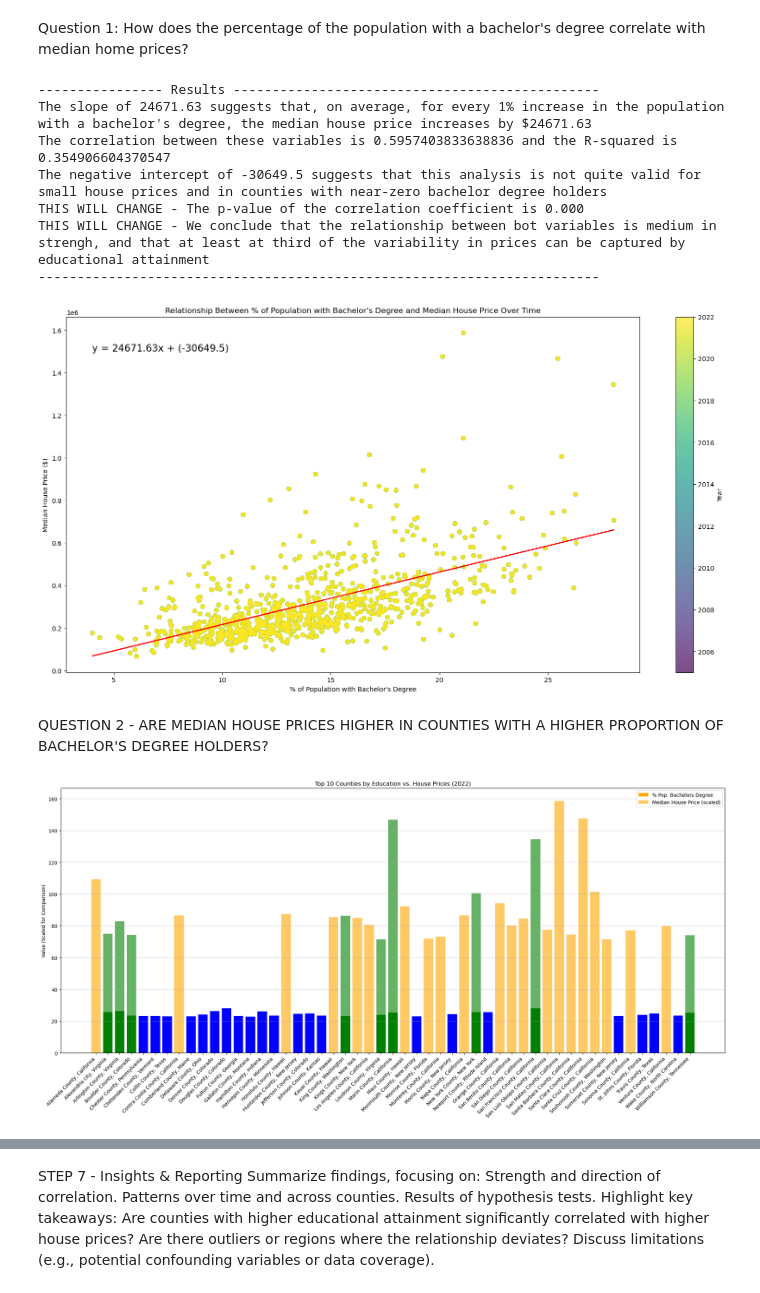
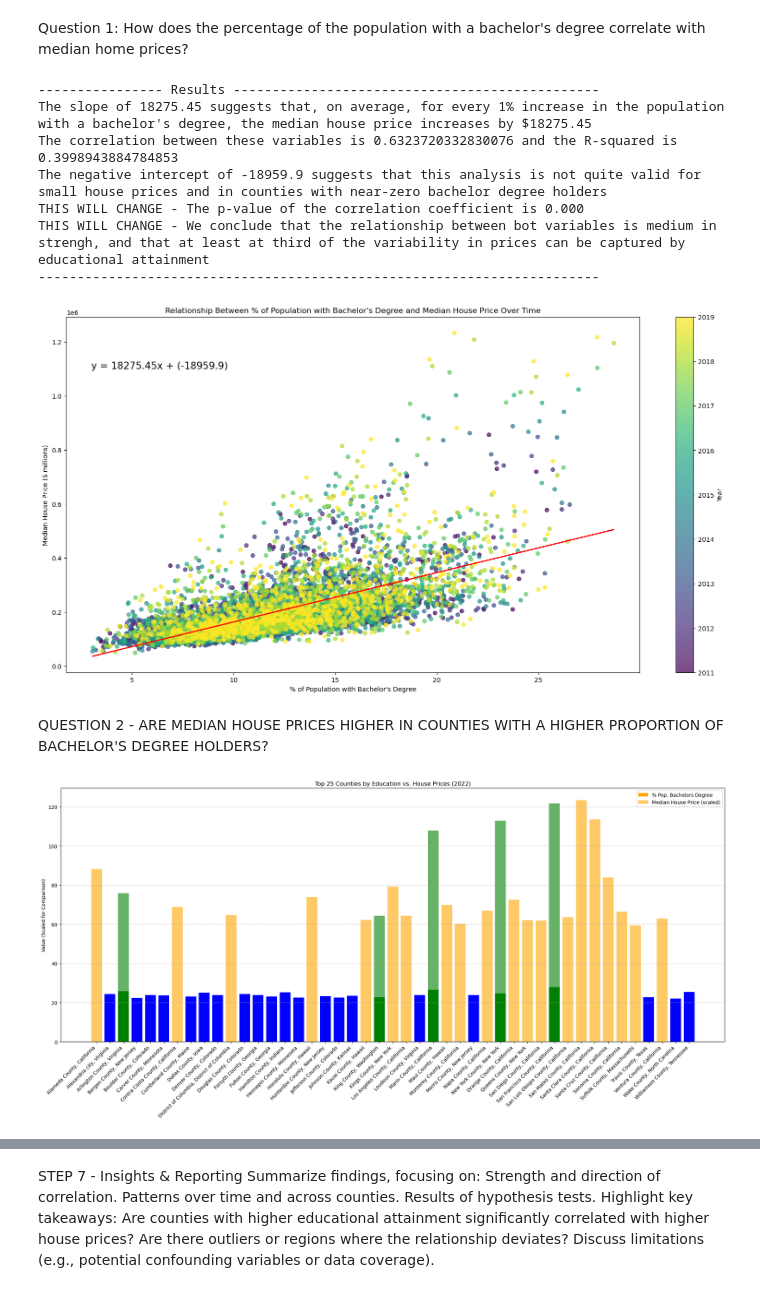
Before and after one commit to melanieliao/Project-1, a Jupyter notebook: Census_Data_Education_JT.ipynb, the cells around one changed output, grey strips where cells are left out. Saved outputs shown, nothing was run; the diff lists cells and outputs as text; code cells hidden in the pictures.

```diff
--- a/Census_Data_Education_JT.ipynb
+++ b/Census_Data_Education_JT.ipynb
@@ -209,0 +72,28 @@ dtype: int64
+# %%
+
+# Convert columns to numeric, errors='coerce' will turn invalid values into NaN
+numeric_columns = [
+    'Median House Price ($)', 'Median Rent ($)', 'Total Population',
+    'Population with Bachelor\'s Degree', 'Number of Employed People',
+    'People with Income Below Poverty', 'Total Labor Force', 'Median Household Income ($)'
+]
+
+# Convert all columns to numeric
+for col in numeric_columns:
+    final_data_df[col] = pd.to_numeric(final_data_df[col], errors='coerce')
+
+# Now print the min and max values, ignoring NaNs
+print('Minimum Values:')
+print(final_data_df.min())
+print('---------------------------------------------------')
+print('Maximum Values:')
+print(final_data_df.max())
+
+clean_data_df = final_data_df.dropna()
+
+# Check for missing values and data types
+print('Number of Null Values in Each Column:')
+print(clean_data_df.isnull().sum())
+
+# Removes Non-ASCII Characters
+clean_data_df['County Name Cleaned'] = df['County Name'].apply(lambda x: unidecode(x).strip())
@@ -408,7 +322,7 @@ plt.colorbar(scatter, label='Year')
 # Labels and title
 plt.title('Relationship Between % of Population with Bachelor\'s Degree and Median House Price Over Time')
 plt.xlabel('% of Population with Bachelor\'s Degree')
-plt.ylabel('Median House Price ($)')
+plt.ylabel('Median House Price ($ millions)')
 
 #TAKING A FIRST LOOK, THERE SEEMS TO BE A POSITIVE RELATIONSHIP. I WILL RUN A REGRESSION, AND THEN CONTROL FOR THE OUTLIERS TO SEE IF THE RELATIONSHIP PERSISTS, IF THERE IS ONE.
 
@@ -416,7 +330,7 @@ plt.ylabel('Median House Price ($)')
 regress_values = X * slope + intercept
 line_eq = "y = " + str(round(slope,2)) + "x + (" +str(round(intercept,2))+ ")"
 plt.plot(X,regress_values,"r-")
-plt.annotate(line_eq, (4, 1500000),size=15)
+plt.annotate(line_eq, (3, 1100000),size=15)
 
 print('---------------- Results -----------------------------------------------')
 print(f'The slope of {slope:.2f} suggests that, on average, for every 1% increase in the population with a bachelor\'s degree, the median house price increases by ${slope:.2f}')
@@ -427,44 +341,44 @@ print(f'THIS WILL CHANGE - We conclude that the relationship between bot variabl
 print('------------------------------------------------------------------------')
 # %% [output]
 ---------------- Results -----------------------------------------------
-The slope of 24671.63 suggests that, on average, for every 1% increase in the population with a bachelor's degree, the median house price increases by $24671.63
-The correlation between these variables is 0.5957403833638836 and the R-squared is 0.354906604370547
-The negative intercept of -30649.5 suggests that this analysis is not quite valid for small house prices and in counties with near-zero bachelor degree holders
+The slope of 18275.45 suggests that, on average, for every 1% increase in the population with a bachelor's degree, the median house price increases by $18275.45
+The correlation between these variables is 0.6323720332830076 and the R-squared is 0.3998943884784853
+The negative intercept of -18959.9 suggests that this analysis is not quite valid for small house prices and in counties with near-zero bachelor degree holders
 THIS WILL CHANGE - The p-value of the correlation coefficient is 0.000
 THIS WILL CHANGE - We conclude that the relationship between bot variables is medium in strengh, and that at least at third of the variability in prices can be captured by educational attainment
 ------------------------------------------------------------------------
-[figure, old version]
+[figure, new version]
 # %% [markdown]
 QUESTION 2 - ARE MEDIAN HOUSE PRICES HIGHER IN COUNTIES WITH A HIGHER PROPORTION OF BACHELOR'S DEGREE HOLDERS?
 # %%
 #LET'S ANALYZE ONE YEAR FIRST
 # Filter for a single year (e.g., 2022)
-selected_year_data = clean_data_df[clean_data_df['Year'] == 2022]
+selected_year_data = clean_data_df[clean_data_df['Year'] == 2019]
 
 # Top 10 counties by educational attainment
-top_edu = selected_year_data.nlargest(30, '% Pop. Bachelors Degree')[['County Name', '% Pop. Bachelors Degree']].copy()
+top_edu = selected_year_data.nlargest(25, '% Pop. Bachelors Degree')[['County Name', '% Pop. Bachelors Degree']].copy()
 top_edu['List'] = 'Top Edu'
 
 # Top 10 counties by median house price
-top_price = selected_year_data.nlargest(30, 'Median House Price ($)')[['County Name', 'Median House Price ($)']].copy()
+top_price = selected_year_data.nlargest(25, 'Median House Price ($)')[['County Name', 'Median House Price ($)']].copy()
 top_price['List'] = 'Top Price'
 
 # Merge the two lists to find overlaps
 merged_top = pd.merge(top_edu, top_price, on='County Name', how='outer', indicator=True)
 
 # Visualize overlap
 plt.figure(figsize=(20, 10))
 colors = merged_top['_merge'].map({'both': 'green', 'left_only': 'blue', 'right_only': 'orange'})
 plt.bar(merged_top['County Name'], merged_top['% Pop. Bachelors Degree'], color=colors, label='% Pop. Bachelors Degree')
 plt.bar(merged_top['County Name'], merged_top['Median House Price ($)'] / 10000, color=colors, alpha=0.6, label='Median House Price (scaled)')
 
 # Customize
 plt.xticks(rotation=45, ha='right')
 plt.ylabel('Value (Scaled for Comparison)')
-plt.title('Top 10 Counties by Education vs. House Prices (2022)')
+plt.title('Top 25 Counties by Education vs. House Prices (2022)')
 plt.legend(loc='upper right')
 plt.grid(axis='y', linestyle='--', alpha=0.7)
 plt.tight_layout()
 plt.show()
 # %% [output]
-[figure, old version]
+[figure, new version]
```
Also changed, not shown: parts of 21 cells of this notebook, 1 other file.
